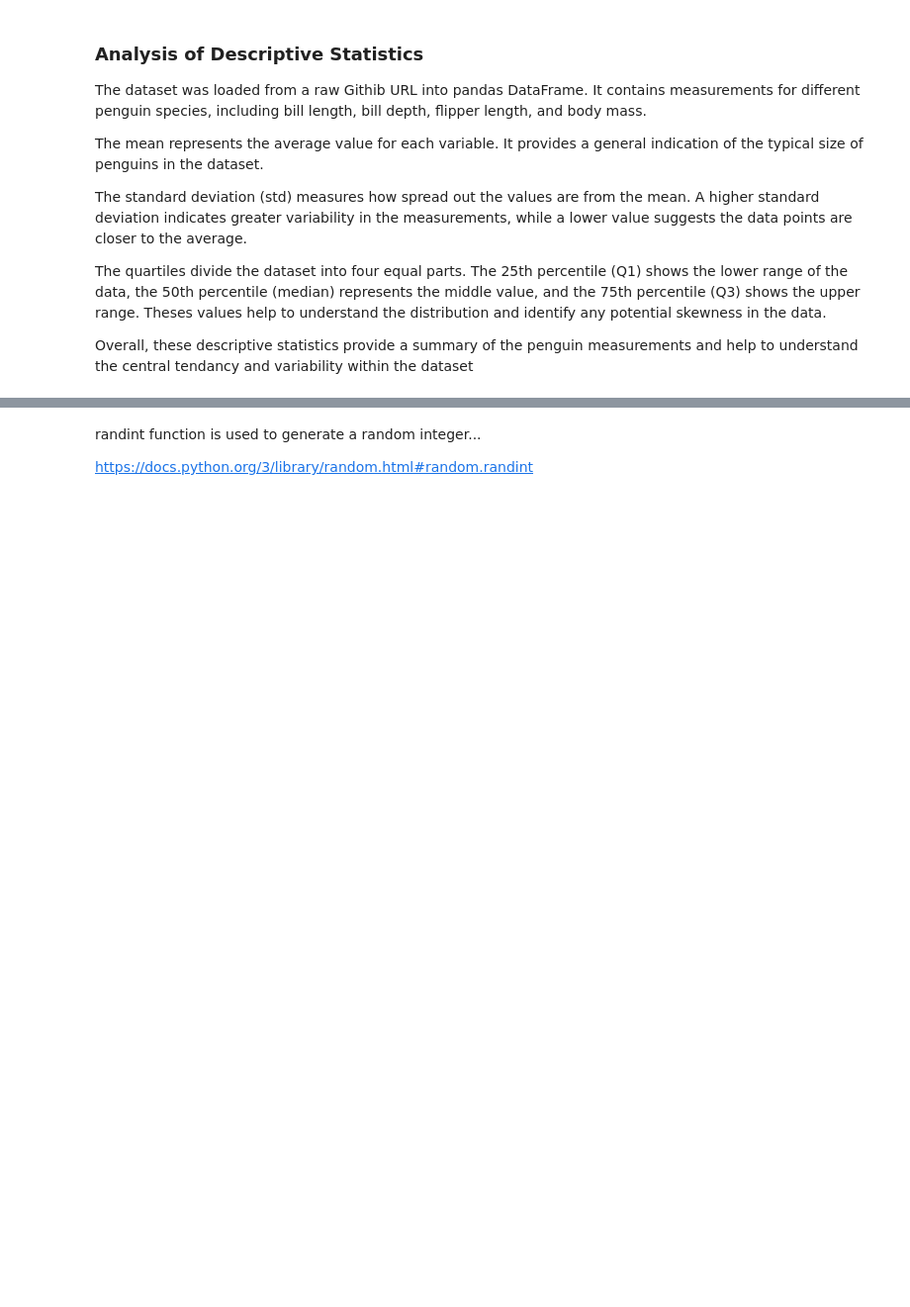
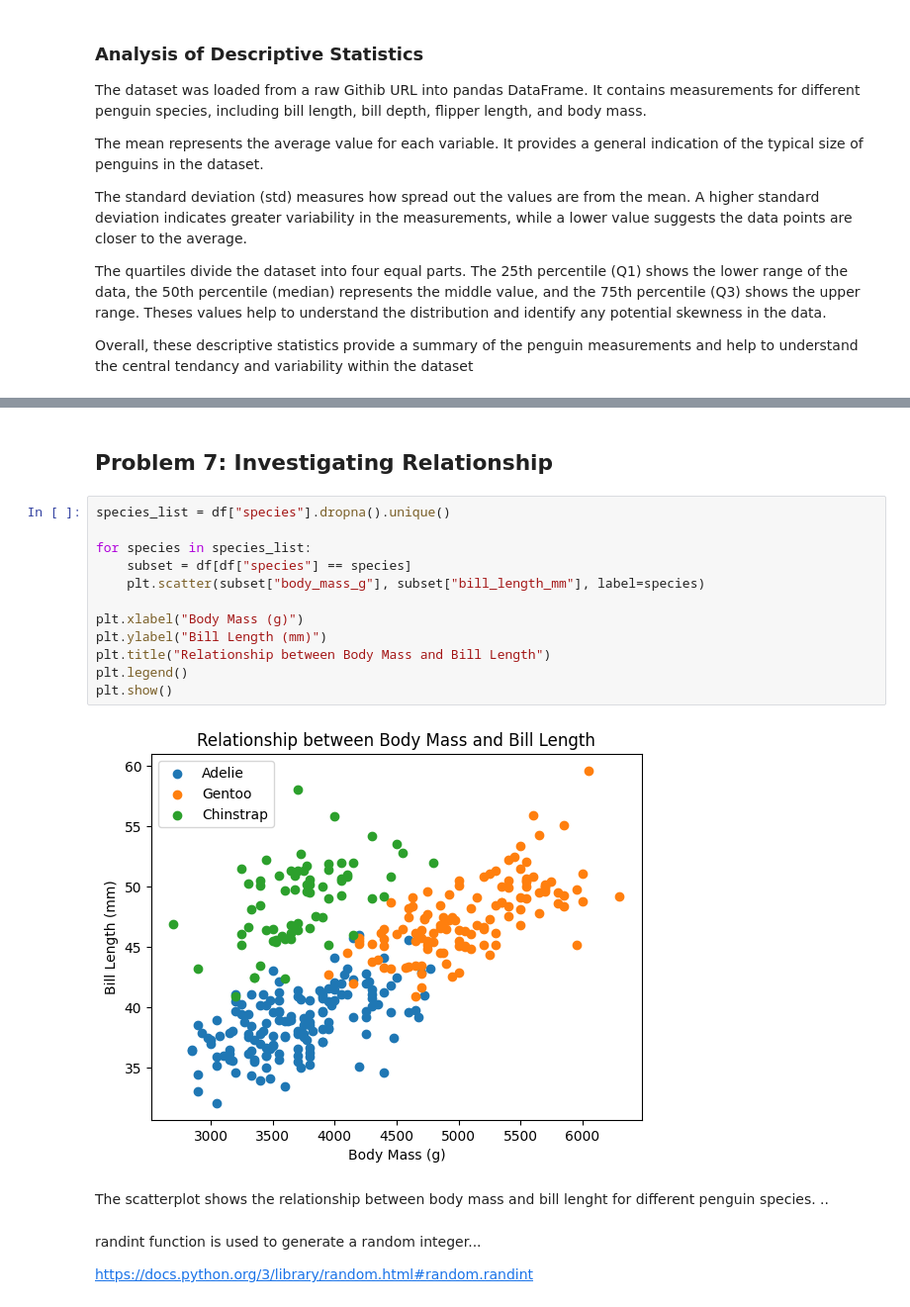
Before and after one commit to aiswarialajan124-png/principles_of_data_analytics, a Jupyter notebook: problems.ipynb, the cells around one changed output, grey strips where cells are left out. Shown at 99% size. Cells and saved outputs as stored; diff of their text form; blank space fills up the shorter version.

```diff
--- a/problems.ipynb
+++ b/problems.ipynb
@@ -43,3 +65,21 @@ Overall, these descriptive statistics provide  a summary of the penguin measurem
+# %% [markdown]
+## Problem 7: Investigating Relationship
+# %%
+species_list = df["species"].dropna().unique()
+
+for species in species_list:
+    subset = df[df["species"] == species]
+    plt.scatter(subset["body_mass_g"], subset["bill_length_mm"], label=species)
+
+plt.xlabel("Body Mass (g)")
+plt.ylabel("Bill Length (mm)")
+plt.title("Relationship between Body Mass and Bill Length")
+plt.legend()
+plt.show()
+# %% [output]
+[figure, added]
+# %% [markdown]
+The scatterplot shows the relationship between body mass and bill lenght for different penguin species. ..
 # %% [markdown]
 randint function is used to generate a random integer...
 
```
Also changed, not shown: parts of 5 cells of this notebook.
